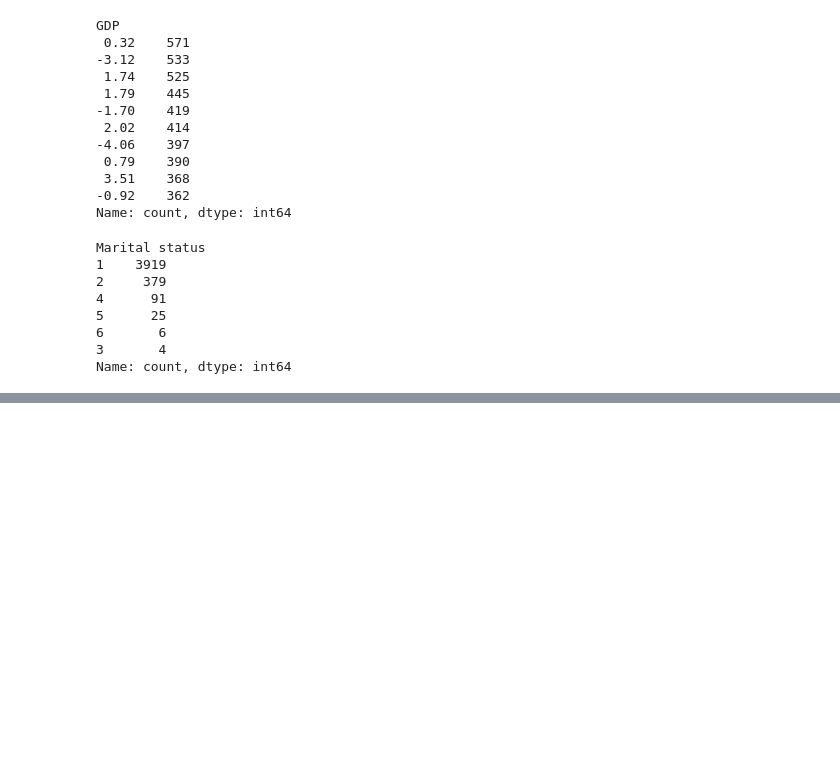
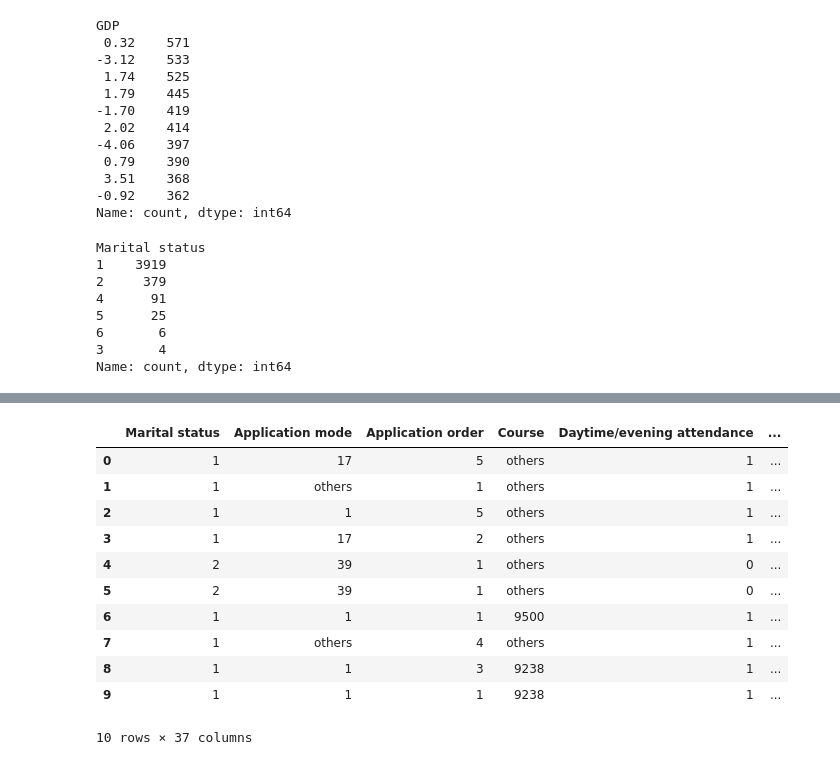
Before and after one commit to georgiakarenlau/bt4240, a Jupyter notebook: eda.ipynb, the cells around one changed output, grey strips where cells are left out. Drawn from its saved outputs; the diff is of its cells as text; code cells hidden in the pictures; blank space fills up the shorter version.

```diff
--- a/eda.ipynb
+++ b/eda.ipynb
@@ -329,0 +413,15 @@ sns.countplot(x=df['Target'])
+# %%
+df.head(10)
+# %% [output]
+|  | Marital status | Application mode | Application order | Course | Daytime/evening attendance | ... |
+| 0 | 1 | 17 | 5 | others | 1 | ... |
+| 1 | 1 | others | 1 | others | 1 | ... |
+| 2 | 1 | 1 | 5 | others | 1 | ... |
+| 3 | 1 | 17 | 2 | others | 1 | ... |
+| 4 | 2 | 39 | 1 | others | 0 | ... |
+| 5 | 2 | 39 | 1 | others | 0 | ... |
+| 6 | 1 | 1 | 1 | 9500 | 1 | ... |
+| 7 | 1 | others | 4 | others | 1 | ... |
+| 8 | 1 | 1 | 3 | 9238 | 1 | ... |
+| 9 | 1 | 1 | 1 | 9238 | 1 | ... |
+10 rows × 37 columns
```
Also changed, not shown: parts of 12 cells of this notebook, 1 other file.
